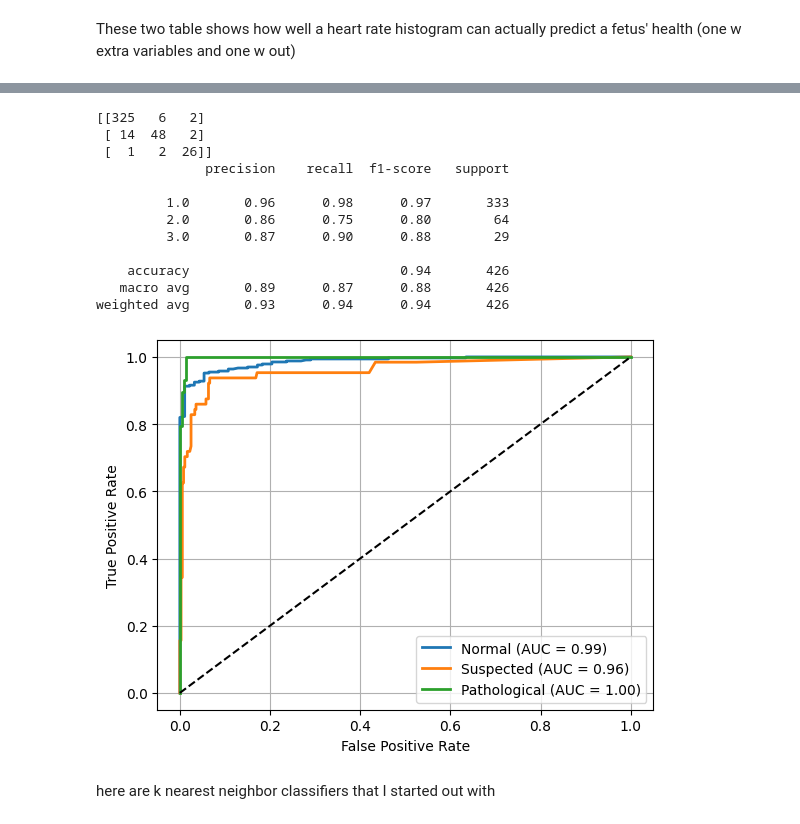
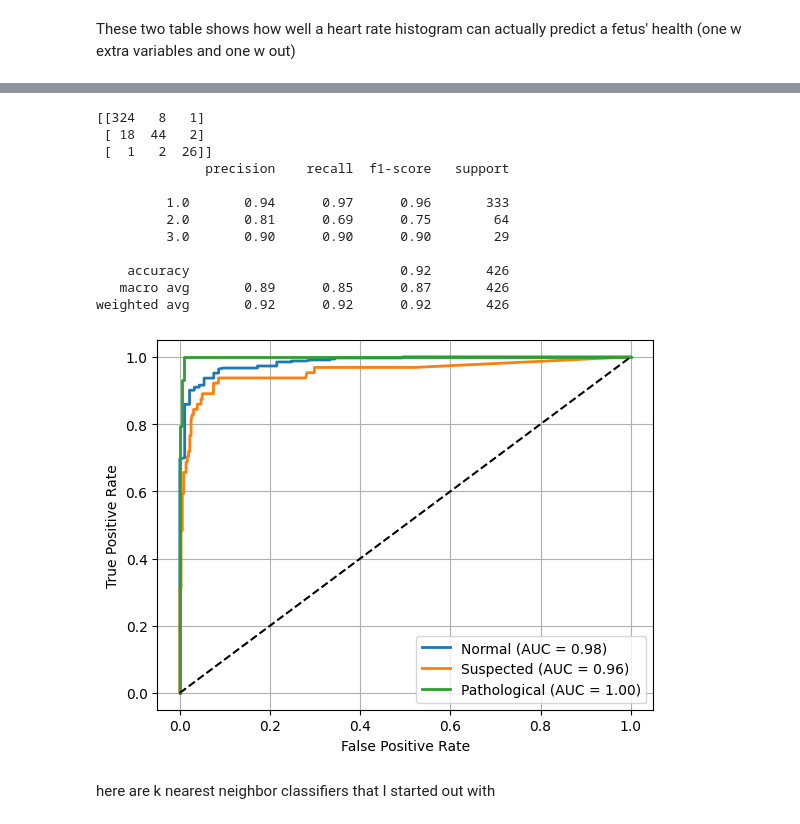
Before and after one commit to ellaodinec/EllaOdinec, a Jupyter notebook: Ella_Odinec_Data_Science_Research_Final_Code.ipynb, the cells around one changed output, grey strips where cells are left out. Drawn from its saved outputs; the diff is of its cells as text; code cells hidden in the pictures.

```diff
--- a/Ella_Odinec_Data_Science_Research_Final_Code.ipynb
+++ b/Ella_Odinec_Data_Science_Research_Final_Code.ipynb
@@ -1321,7 +1321,7 @@ in my presentation and paper it is important to point out that heart rate histog
 # %% [markdown]
 These two table shows how well a heart rate histogram can actually predict a fetus' health (one w extra variables and one w out)
 # %%
-X = df[['histogram_min','histogram_mode', 'histogram_mean', 'histogram_median', 'histogram_variance', 'histogram_tendency']]
+X = df[['histogram_min', 'histogram_mean', 'histogram_variance', 'histogram_tendency']]
 y = df['fetal_health']
 
 X_train, X_test, y_train, y_test = train_test_split(X, y, test_size=0.2, random_state=42)
@@ -1375,7 +1375,7 @@ weighted avg       0.86      0.87      0.86       426
 # %%
 #with accelerations, decelerations, baseline value, and variability
 
-X = df[['histogram_width', 'histogram_min', 'histogram_max', 'histogram_number_of_peaks', 'histogram_number_of_zeroes', 'histogram_mode', 'histogram_mean', 'histogram_median', 'histogram_variance', 'histogram_tendency', 'percentage_of_time_with_abnormal_long_term_variability', 'abnormal_short_term_variability', 'accelerations', 'light_decelerations', 'severe_decelerations', 'prolongued_decelerations', 'baseline value', 'baseline value']]
+X = df[['histogram_width', 'histogram_min', 'histogram_max', 'histogram_number_of_peaks', 'histogram_number_of_zeroes', 'histogram_mean', 'histogram_variance', 'histogram_tendency', 'percentage_of_time_with_abnormal_long_term_variability', 'abnormal_short_term_variability', 'accelerations', 'light_decelerations', 'severe_decelerations', 'prolongued_decelerations', 'baseline value', 'baseline value']]
 y = df['fetal_health']
 
 X_train, X_test, y_train, y_test = train_test_split(X, y, test_size=0.2, random_state=42)
@@ -1391,42 +1391,42 @@ conf_matrix = confusion_matrix(y_test, y_pred)
 
 y_test_binarized = label_binarize(y_test, classes=[1, 2, 3])
 n_classes=y_test_binarized.shape[1]
 
 classifier= OneVsRestClassifier(RandomForestClassifier())
 classifier.fit(X_train, y_train)
 
 y_score = classifier.predict_proba(X_test)
 
 print(confusion_matrix(y_test, y_pred))
 print(classification_report(y_test, y_pred))
 
 labels = ['Normal', 'Suspected', 'Pathological']
 
 for i  in range(n_classes):
     fpr, tpr, _ = roc_curve(y_test_binarized[:, i], y_score[:, i])
     roc_auc = auc(fpr, tpr)
     plt.plot(fpr, tpr, lw=2, label=f'{labels[i]} (AUC = {roc_auc:.2f})')
 
 plt.plot([0,1], [0,1], 'k--')
 plt.xlabel('False Positive Rate')
 plt.ylabel('True Positive Rate')
 plt.legend(loc='lower right')
 plt.grid(True)
 plt.show()
 # %% [output]
-[[325   6   2]
- [ 14  48   2]
+[[324   8   1]
+ [ 18  44   2]
  [  1   2  26]]
               precision    recall  f1-score   support
 
-         1.0       0.96      0.98      0.97       333
-         2.0       0.86      0.75      0.80        64
-         3.0       0.87      0.90      0.88        29
+         1.0       0.94      0.97      0.96       333
+         2.0       0.81      0.69      0.75        64
+         3.0       0.90      0.90      0.90        29
 
-    accuracy                           0.94       426
-   macro avg       0.89      0.87      0.88       426
-weighted avg       0.93      0.94      0.94       426
+    accuracy                           0.92       426
+   macro avg       0.89      0.85      0.87       426
+weighted avg       0.92      0.92      0.92       426
-[figure, old version]
+[figure, new version]
 # %% [markdown]
 here are k nearest neighbor classifiers that I started out with
 # %% [markdown]
```
Also changed, not shown: parts of 1 cell of this notebook.
